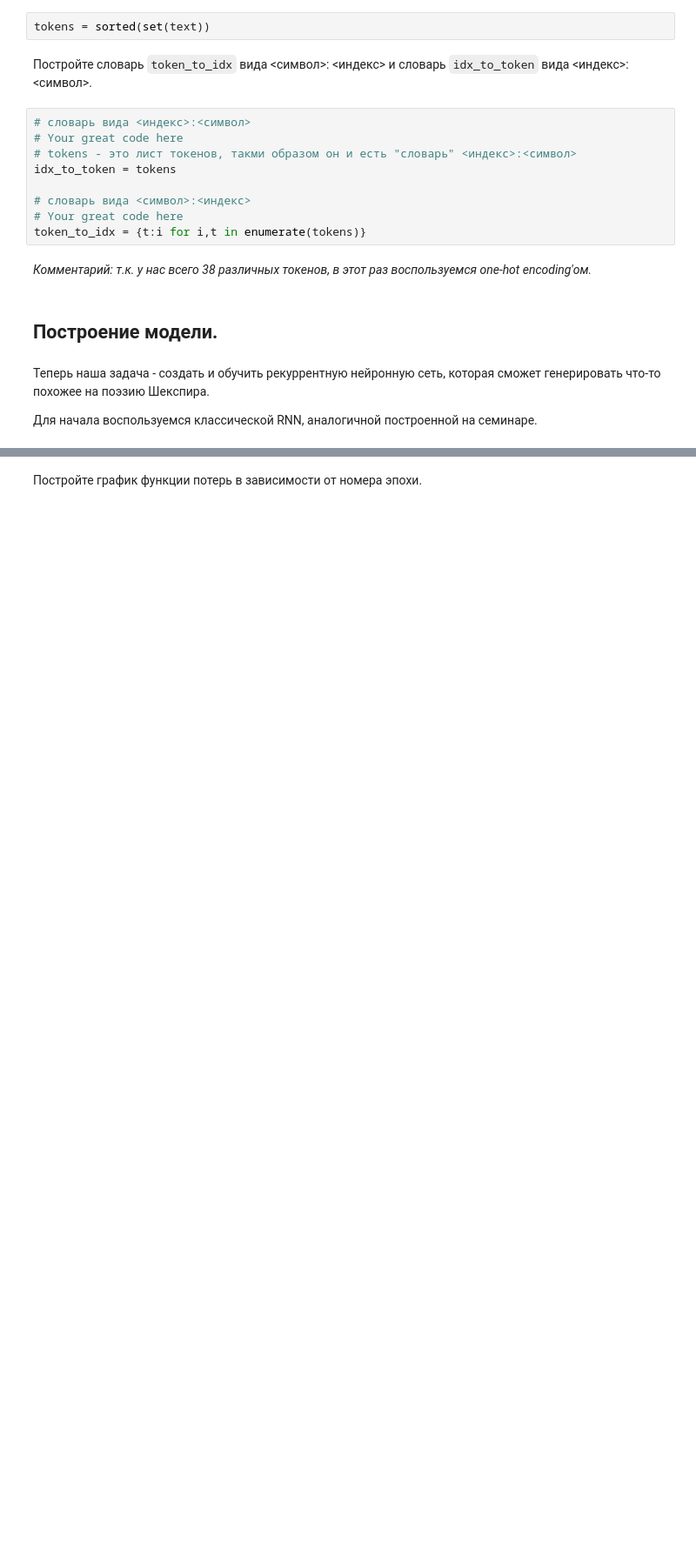
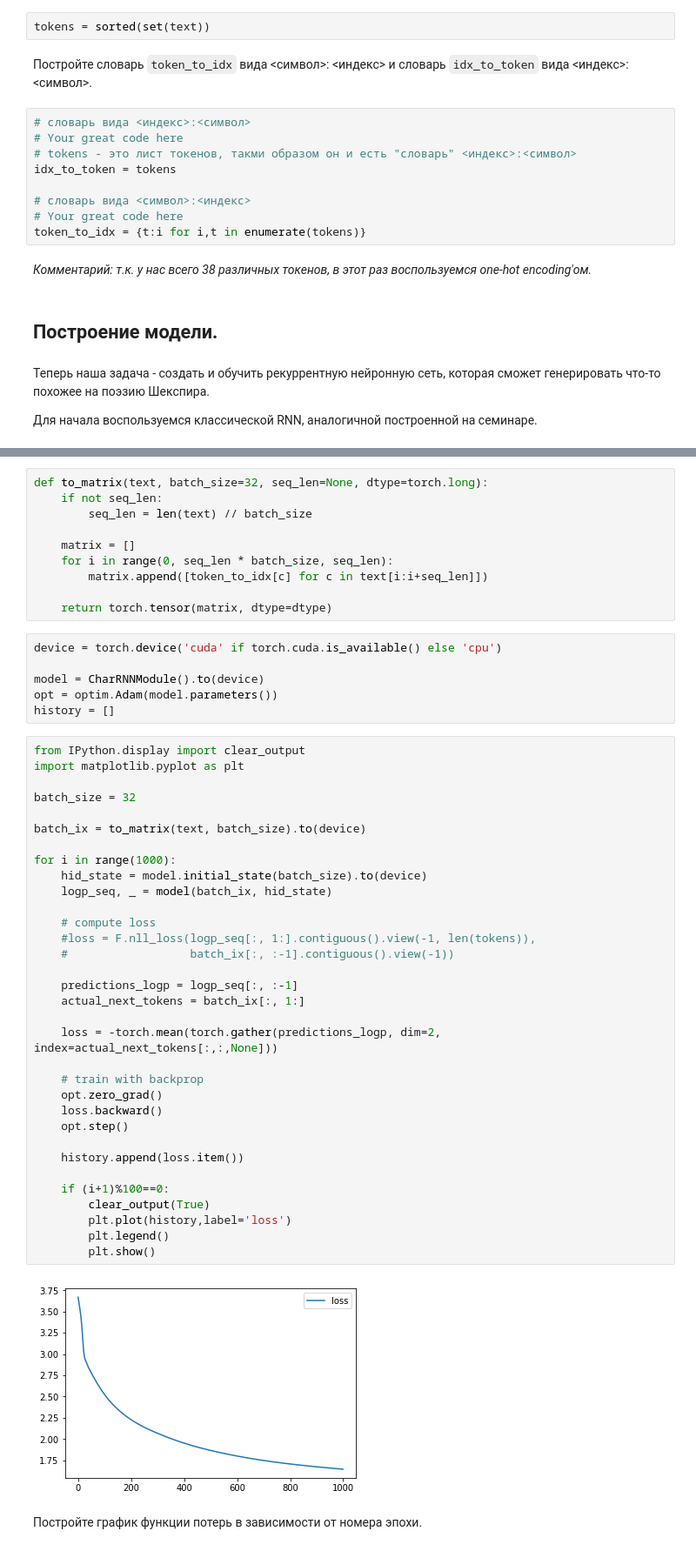
Before and after one commit to Binpord/ml-mipt-homeworks, a Jupyter notebook: Lab3_DL/Lab3_DL.ipynb, the cells around one changed output, grey strips where cells are left out. Shown at 87% size. Cells and saved outputs as stored; diff of their text form; blank space fills up the shorter version.

```diff
--- a/Lab3_DL/Lab3_DL.ipynb
+++ b/Lab3_DL/Lab3_DL.ipynb
@@ -261,3 +284,54 @@ token_to_idx = {t:i for i,t in enumerate(tokens)}
+# %%
+def to_matrix(text, batch_size=32, seq_len=None, dtype=torch.long):
+    if not seq_len:
+        seq_len = len(text) // batch_size
+
+    matrix = []
+    for i in range(0, seq_len * batch_size, seq_len):
+        matrix.append([token_to_idx[c] for c in text[i:i+seq_len]])
+
+    return torch.tensor(matrix, dtype=dtype)
+# %%
+device = torch.device('cuda' if torch.cuda.is_available() else 'cpu')
+
+model = CharRNNModule().to(device)
+opt = optim.Adam(model.parameters())
+history = []
+# %%
+from IPython.display import clear_output
+import matplotlib.pyplot as plt
+
+batch_size = 32
+
+batch_ix = to_matrix(text, batch_size).to(device)
+
+for i in range(1000):
+    hid_state = model.initial_state(batch_size).to(device)
+    logp_seq, _ = model(batch_ix, hid_state)
+
+    # compute loss
+    #loss = F.nll_loss(logp_seq[:, 1:].contiguous().view(-1, len(tokens)),
+    #                  batch_ix[:, :-1].contiguous().view(-1))
+
+    predictions_logp = logp_seq[:, :-1]
+    actual_next_tokens = batch_ix[:, 1:]
+
+    loss = -torch.mean(torch.gather(predictions_logp, dim=2, index=actual_next_tokens[:,:,None]))
+
+    # train with backprop
+    opt.zero_grad()
+    loss.backward()
+    opt.step()
+
+    history.append(loss.item())
+
+    if (i+1)%100==0:
+        clear_output(True)
+        plt.plot(history,label='loss')
+        plt.legend()
+        plt.show()
+# %% [output]
+[figure, added]
 # %% [markdown]
 Постройте график функции потерь в зависимости от номера эпохи.
 # %%
```
Also changed, not shown: parts of 17 cells of this notebook.
